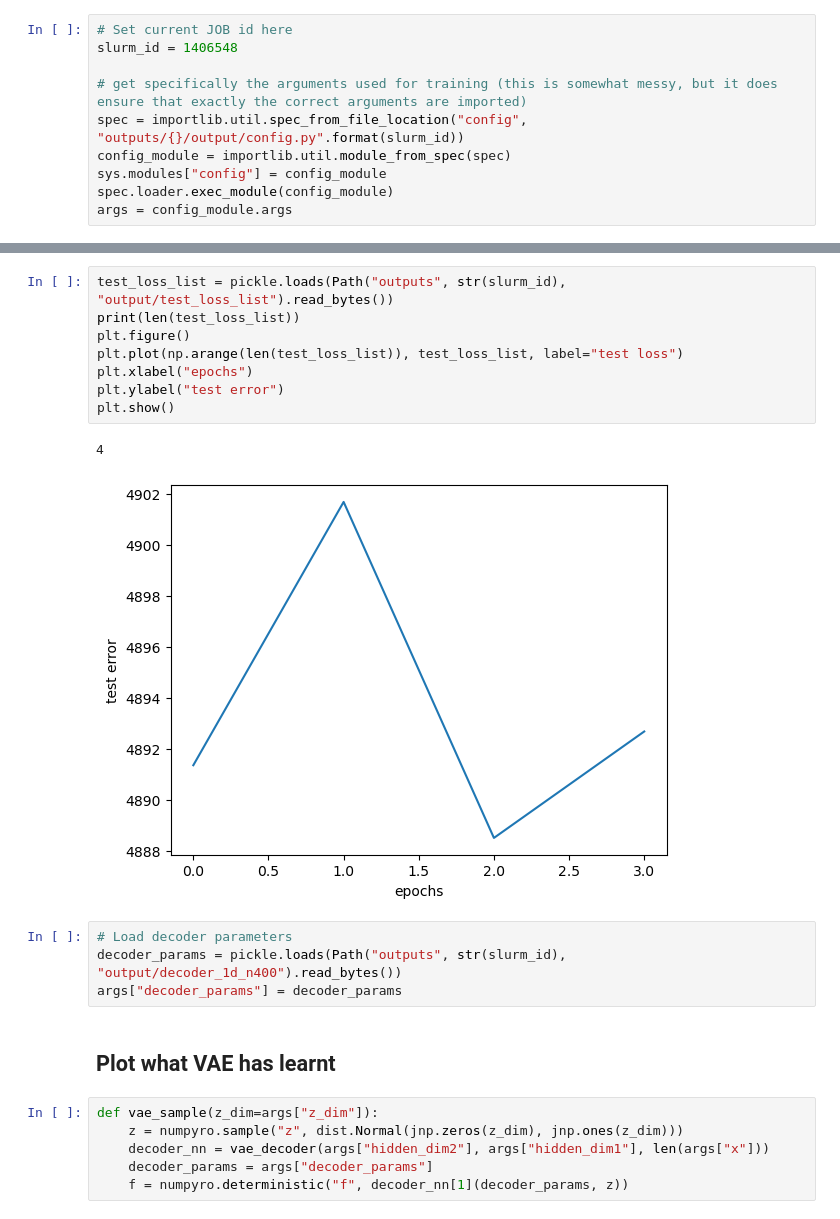
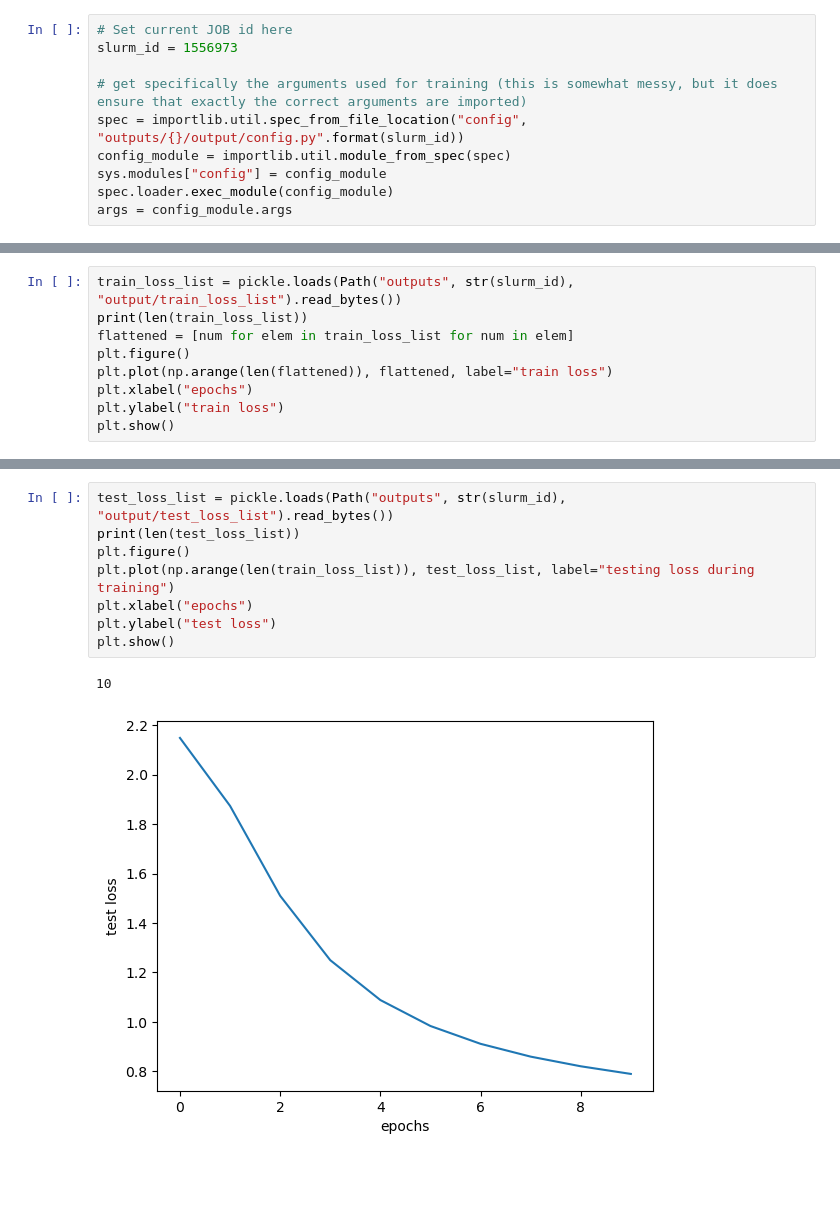
Before and after one commit to mtcairneyleeming/slurm-template, a Jupyter notebook: visualise.ipynb, the cells around one changed output, grey strips where cells are left out. Cells and saved outputs as stored; diff of their text form; blank space fills up the shorter version.

```diff
--- a/visualise.ipynb
+++ b/visualise.ipynb
@@ -38,6 +25,6 @@ from train import vae_decoder
 # %%
 # Set current JOB id here
-slurm_id = 1406548
+slurm_id = 1556973
 
 # get specifically the arguments used for training (this is somewhat messy, but it does ensure that exactly the correct arguments are imported)
 spec = importlib.util.spec_from_file_location("config", "outputs/{}/output/config.py".format(slurm_id))
@@ -79,0 +93,9 @@ plot_draws(gp_draws, ttl='GP priors we want to encode')
+# %%
+train_loss_list = pickle.loads(Path("outputs", str(slurm_id), "output/train_loss_list").read_bytes())
+print(len(train_loss_list))
+flattened = [num for elem in train_loss_list for num in elem]
+plt.figure()
+plt.plot(np.arange(len(flattened)), flattened, label="train loss")
+plt.xlabel("epochs")
+plt.ylabel("train loss")
+plt.show()
@@ -80,23 +105,11 @@ plot_draws(gp_draws, ttl='GP priors we want to encode')
 # %%
 test_loss_list = pickle.loads(Path("outputs", str(slurm_id), "output/test_loss_list").read_bytes())
 print(len(test_loss_list))
 plt.figure()
-plt.plot(np.arange(len(test_loss_list)), test_loss_list, label="test loss")
+plt.plot(np.arange(len(train_loss_list)), test_loss_list, label="testing loss during training")
 plt.xlabel("epochs")
-plt.ylabel("test error")
+plt.ylabel("test loss")
 plt.show()
 # %% [output]
-4
+10
-[figure, old version]
+[figure, new version]
-# %%
-# Load decoder parameters
-decoder_params = pickle.loads(Path("outputs", str(slurm_id), "output/decoder_1d_n400").read_bytes())
-args["decoder_params"] = decoder_params
-# %% [markdown]
-## Plot what VAE has learnt
-# %%
-def vae_sample(z_dim=args["z_dim"]):
-    z = numpyro.sample("z", dist.Normal(jnp.zeros(z_dim), jnp.ones(z_dim)))
-    decoder_nn = vae_decoder(args["hidden_dim2"], args["hidden_dim1"], len(args["x"]))
-    decoder_params = args["decoder_params"]
-    f = numpyro.deterministic("f", decoder_nn[1](decoder_params, z))
```
Also changed, not shown: parts of 28 cells of this notebook, 10 other files.
